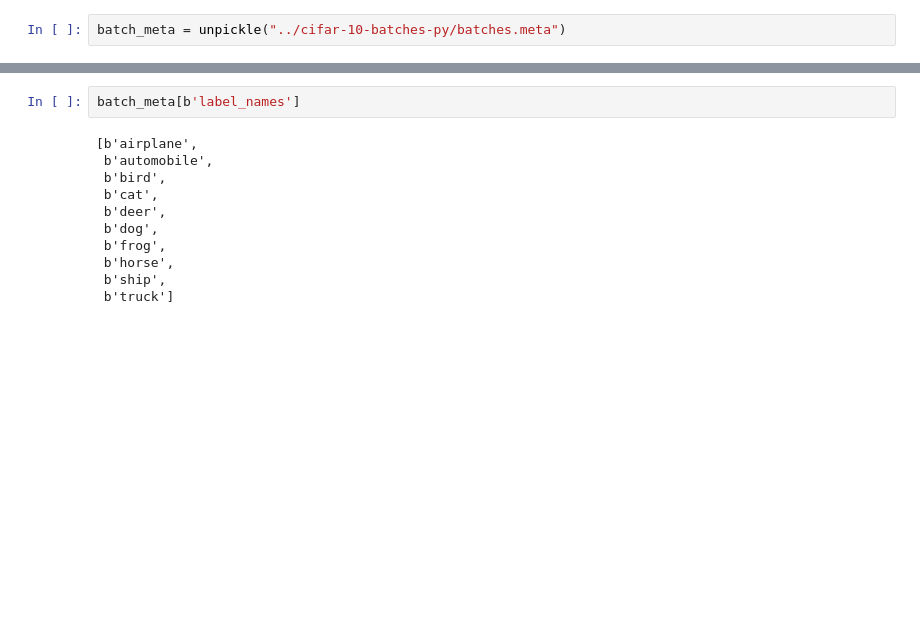
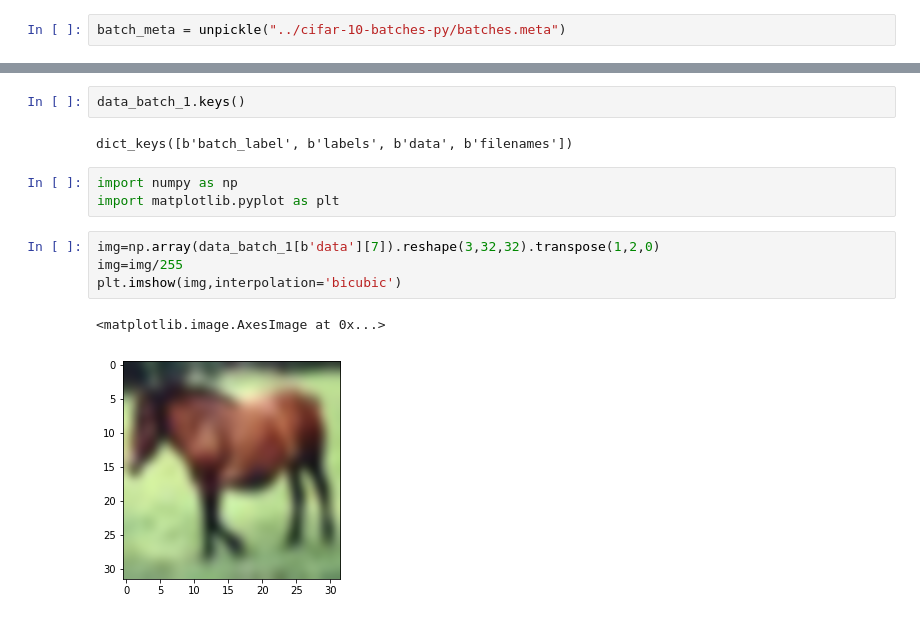
Before and after one commit to ShivamShrirao/dnn_from_scratch, a Jupyter notebook: cifar.ipynb, the cells around one changed output, grey strips where cells are left out. Cells and saved outputs as stored; diff of their text form; blank space fills up the shorter version.

```diff
--- a/cifar.ipynb
+++ b/cifar.ipynb
@@ -29,13 +36,14 @@ dict_keys([b'num_cases_per_batch', b'label_names', b'num_vis'])
-# %%
-batch_meta[b'label_names']
-# %% [output]
-[b'airplane',
- b'automobile',
- b'bird',
- b'cat',
- b'deer',
- b'dog',
- b'frog',
- b'horse',
- b'ship',
- b'truck']
+# %%
+data_batch_1.keys()
+# %% [output]
+dict_keys([b'batch_label', b'labels', b'data', b'filenames'])
+# %%
+import numpy as np
+import matplotlib.pyplot as plt
+# %%
+img=np.array(data_batch_1[b'data'][7]).reshape(3,32,32).transpose(1,2,0)
+img=img/255
+plt.imshow(img,interpolation='bicubic')
+# %% [output]
+<matplotlib.image.AxesImage at 0x...>
+[figure, added]
```
Also changed, not shown: parts of 2 cells of this notebook, 2 other files.
